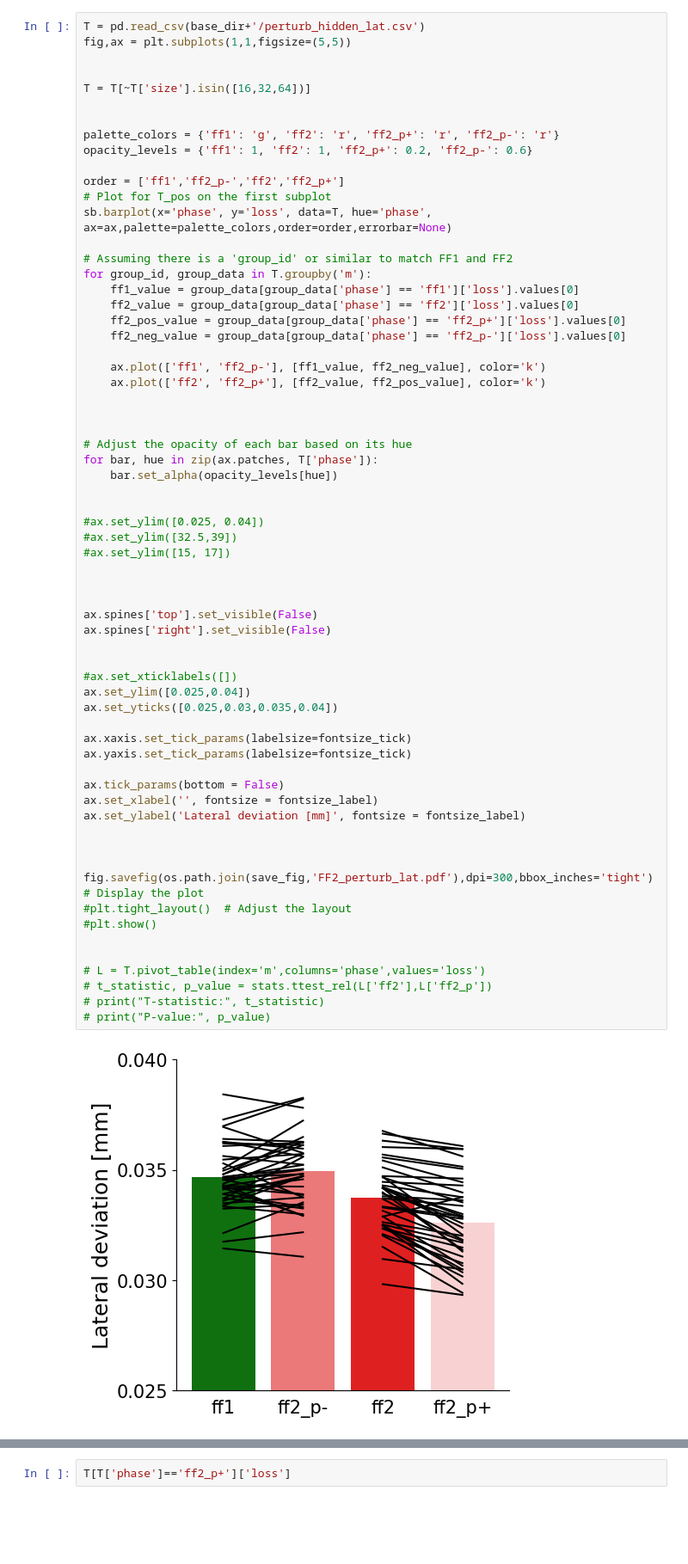
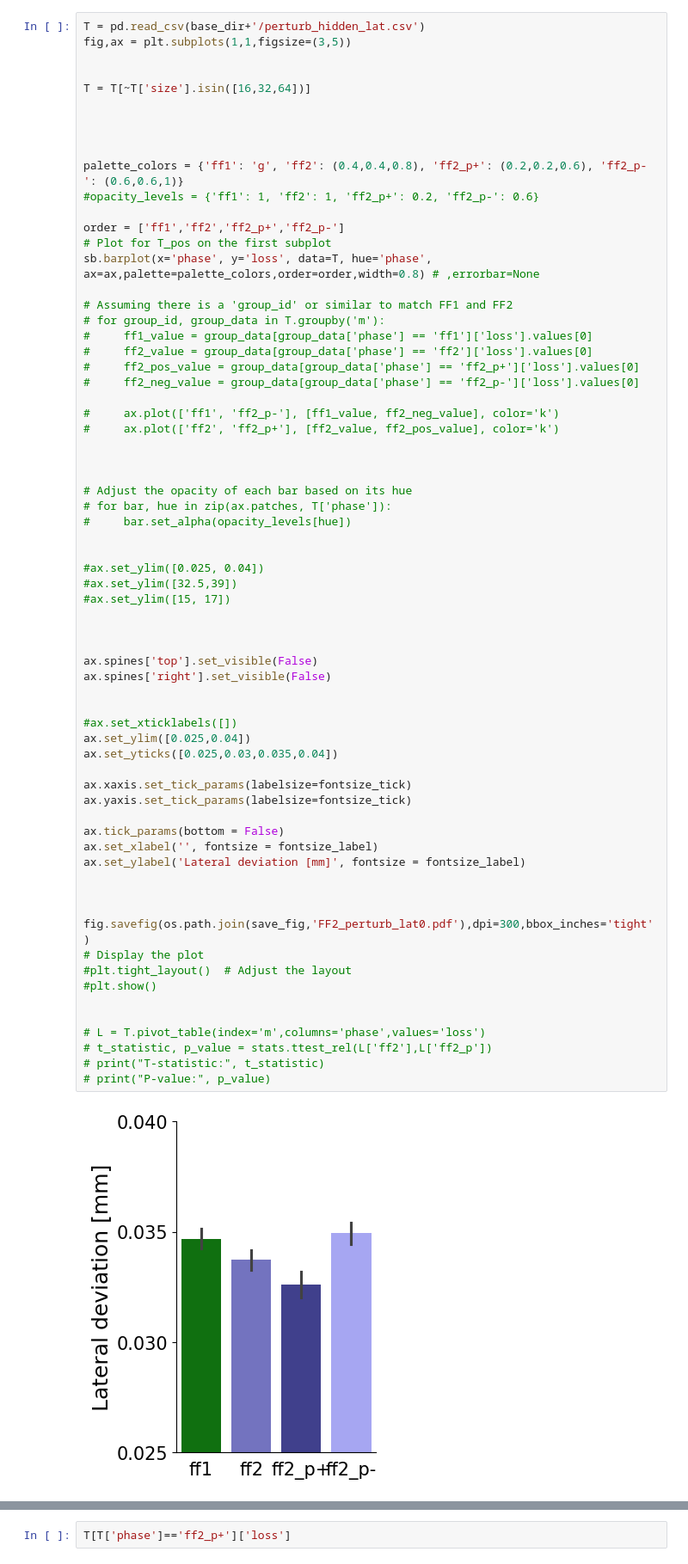
Before and after one commit to mshahbazi1997/MotorSavingModel, a Jupyter notebook: notebooks/perturb_hidden.ipynb, the cells around one changed output, grey strips where cells are left out. Shown at 86% size. Drawn from its saved outputs; the diff is of its cells as text; blank space fills up the shorter version.

```diff
--- a/notebooks/perturb_hidden.ipynb
+++ b/notebooks/perturb_hidden.ipynb
@@ -223,34 +220,36 @@ T['loss']
 Name: loss, Length: 320, dtype: float64
 # %%
 T = pd.read_csv(base_dir+'/perturb_hidden_lat.csv')
-fig,ax = plt.subplots(1,1,figsize=(5,5))
+fig,ax = plt.subplots(1,1,figsize=(3,5))
 
 
 T = T[~T['size'].isin([16,32,64])]
 
 
-palette_colors = {'ff1': 'g', 'ff2': 'r', 'ff2_p+': 'r', 'ff2_p-': 'r'}
-opacity_levels = {'ff1': 1, 'ff2': 1, 'ff2_p+': 0.2, 'ff2_p-': 0.6}
 
-order = ['ff1','ff2_p-','ff2','ff2_p+']
+
+palette_colors = {'ff1': 'g', 'ff2': (0.4,0.4,0.8), 'ff2_p+': (0.2,0.2,0.6), 'ff2_p-': (0.6,0.6,1)}
+#opacity_levels = {'ff1': 1, 'ff2': 1, 'ff2_p+': 0.2, 'ff2_p-': 0.6}
+
+order = ['ff1','ff2','ff2_p+','ff2_p-']
 # Plot for T_pos on the first subplot
-sb.barplot(x='phase', y='loss', data=T, hue='phase', ax=ax,palette=palette_colors,order=order,errorbar=None)
+sb.barplot(x='phase', y='loss', data=T, hue='phase', ax=ax,palette=palette_colors,order=order,width=0.8) # ,errorbar=None
 
 # Assuming there is a 'group_id' or similar to match FF1 and FF2
-for group_id, group_data in T.groupby('m'):
-    ff1_value = group_data[group_data['phase'] == 'ff1']['loss'].values[0]
-    ff2_value = group_data[group_data['phase'] == 'ff2']['loss'].values[0]
-    ff2_pos_value = group_data[group_data['phase'] == 'ff2_p+']['loss'].values[0]
-    ff2_neg_value = group_data[group_data['phase'] == 'ff2_p-']['loss'].values[0]
+# for group_id, group_data in T.groupby('m'):
+#     ff1_value = group_data[group_data['phase'] == 'ff1']['loss'].values[0]
+#     ff2_value = group_data[group_data['phase'] == 'ff2']['loss'].values[0]
+#     ff2_pos_value = group_data[group_data['phase'] == 'ff2_p+']['loss'].values[0]
+#     ff2_neg_value = group_data[group_data['phase'] == 'ff2_p-']['loss'].values[0]
 
-    ax.plot(['ff1', 'ff2_p-'], [ff1_value, ff2_neg_value], color='k')
-    ax.plot(['ff2', 'ff2_p+'], [ff2_value, ff2_pos_value], color='k')
+#     ax.plot(['ff1', 'ff2_p-'], [ff1_value, ff2_neg_value], color='k')
+#     ax.plot(['ff2', 'ff2_p+'], [ff2_value, ff2_pos_value], color='k')
 
 
 
 # Adjust the opacity of each bar based on its hue
-for bar, hue in zip(ax.patches, T['phase']):
-    bar.set_alpha(opacity_levels[hue])
+# for bar, hue in zip(ax.patches, T['phase']):
+#     bar.set_alpha(opacity_levels[hue])
 
 
 #ax.set_ylim([0.025, 0.04])
@@ -259,32 +258,32 @@ for bar, hue in zip(ax.patches, T['phase']):
 
 
 
 ax.spines['top'].set_visible(False)
 ax.spines['right'].set_visible(False)
 
 
 #ax.set_xticklabels([])
 ax.set_ylim([0.025,0.04])
 ax.set_yticks([0.025,0.03,0.035,0.04])
 
 ax.xaxis.set_tick_params(labelsize=fontsize_tick)
 ax.yaxis.set_tick_params(labelsize=fontsize_tick)
 
 ax.tick_params(bottom = False)
 ax.set_xlabel('', fontsize = fontsize_label)
 ax.set_ylabel('Lateral deviation [mm]', fontsize = fontsize_label)
 
 
 
-fig.savefig(os.path.join(save_fig,'FF2_perturb_lat.pdf'),dpi=300,bbox_inches='tight')
+fig.savefig(os.path.join(save_fig,'FF2_perturb_lat0.pdf'),dpi=300,bbox_inches='tight')
 # Display the plot
 #plt.tight_layout()  # Adjust the layout
 #plt.show()
 
 
 # L = T.pivot_table(index='m',columns='phase',values='loss')
 # t_statistic, p_value = stats.ttest_rel(L['ff2'],L['ff2_p'])
 # print("T-statistic:", t_statistic)
 # print("P-value:", p_value)
 # %% [output]
-[figure, old version]
+[figure, new version]
```
Also changed, not shown: parts of 3 cells of this notebook, 5 other files.
